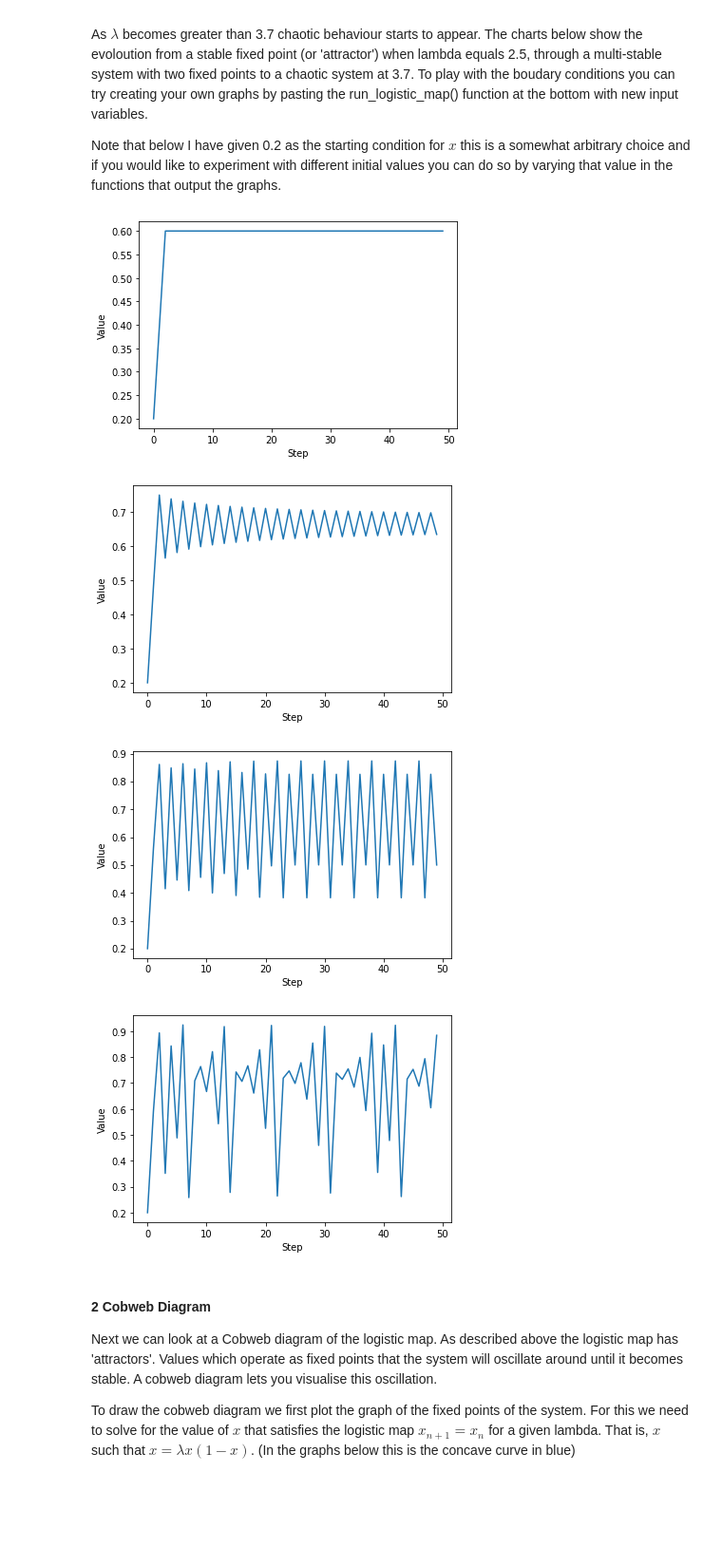
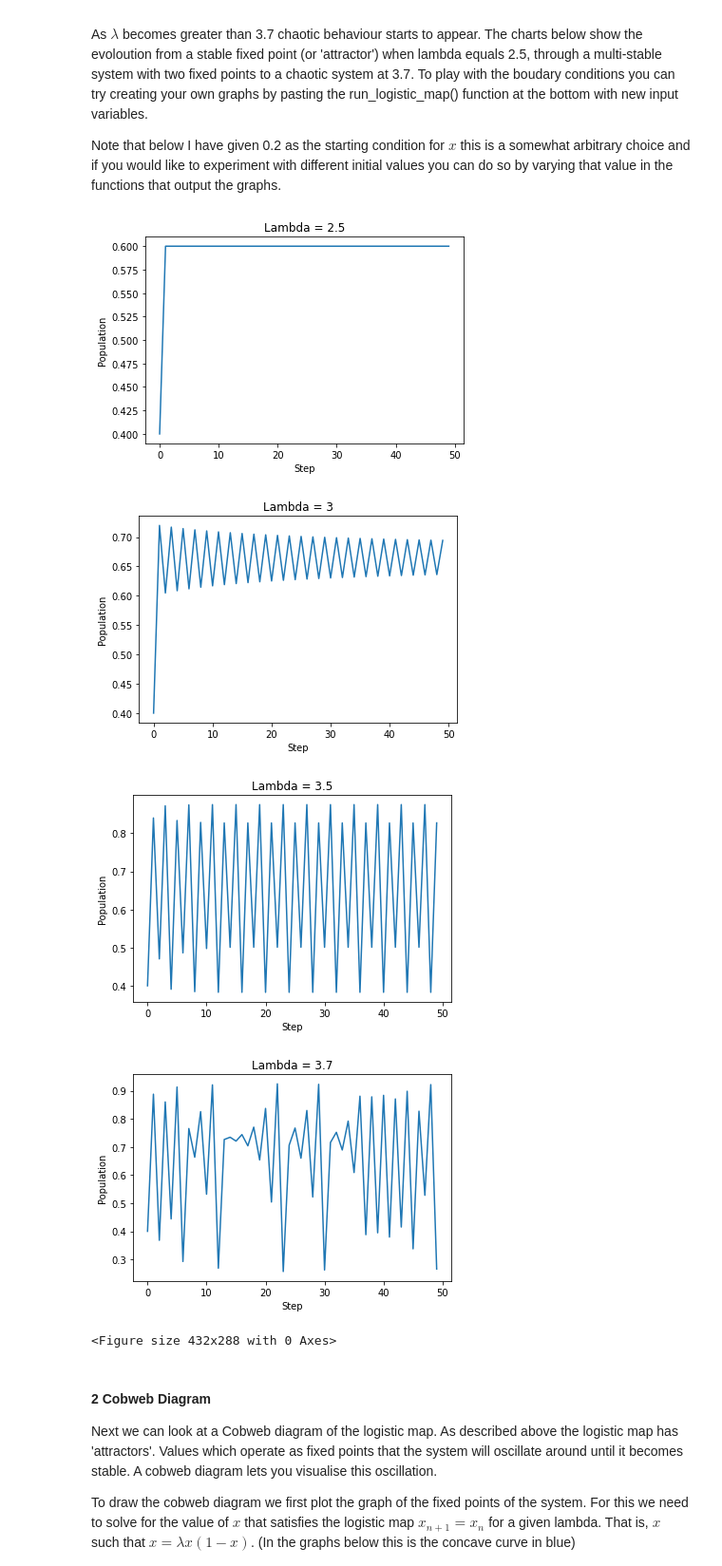
Before and after one commit to ben-parry/complexity-notebooks, a Jupyter notebook: logistic_map.ipynb, the cells around one changed output. Shown at 95% size. Drawn from its saved outputs; the diff is of its cells as text; code cells hidden in the pictures; blank space fills up the shorter version.

```diff
--- a/logistic_map.ipynb
+++ b/logistic_map.ipynb
@@ -36,35 +36,33 @@ As $ \lambda $ becomes greater than 3.7 chaotic behaviour starts to appear. The
 
 Note that below I have given 0.2 as the starting condition for $ x $ this is a somewhat arbitrary choice and if you would like to experiment with different initial values you can do so by varying that value in the functions that output the graphs.
 # %%
-x = 0.2 #starting condition of x
-steps = 50 #number of steps
-l = 0 # starting lambda parameter
-
-def logistic_map(x=x, l=l):
+def logistic_map(x, l):
     x = l*x*(1-x) #Logistic Map Equation to determine the next step
     return x
 
-def run_logistic_map(x=x, l=l, steps=steps, f=logistic_map):
+def run_logistic_map(x, l, steps, name="map", f=logistic_map):
     x_axes = []
     y_axes = []
     for i in range(steps):
         x_axes.append(i)
         y_axes.append(x)
         x = f(x,l) #Logistic Map Equation to determine the next step
 
-    data_plot = pd.DataFrame({"Step":x_axes, "Value":y_axes})
-    sns.lineplot(x = "Step", y = "Value", data=data_plot)
+    data_plot = pd.DataFrame({"Step":x_axes, "Population":y_axes})
+    sns.lineplot(x = "Step", y = "Population", data=data_plot)
+    plt.title("Lambda = " + str(l))
     plt.show()
 
-run_logistic_map(0.2, 2.5)
-run_logistic_map(0.2, 3)
-run_logistic_map(0.2, 3.5)
-run_logistic_map(0.2, 3.7)
+run_logistic_map(0.4, 2.5, 50,"map_2-5")
+run_logistic_map(0.4, 3, 50,"map_3")
+run_logistic_map(0.4, 3.5, 50,"map_3-5")
+run_logistic_map(0.4, 3.7, 50, "map_3-7")
 # %% [output]
-[figure, old version]
+[figure, new version]
-[figure, old version]
+[figure, new version]
-[figure, old version]
+[figure, new version]
-[figure, old version]
+[figure, new version]
+<Figure size 432x288 with 0 Axes>
 # %% [markdown]
 #### 2 Cobweb Diagram
 Next we can look at a Cobweb diagram of the logistic map. As described above the logistic map has 'attractors'. Values which operate as fixed points that the system will oscillate around until it becomes stable. A cobweb diagram lets you visualise this oscillation.
```
Also changed, not shown: parts of 6 cells of this notebook, 5 other files.
